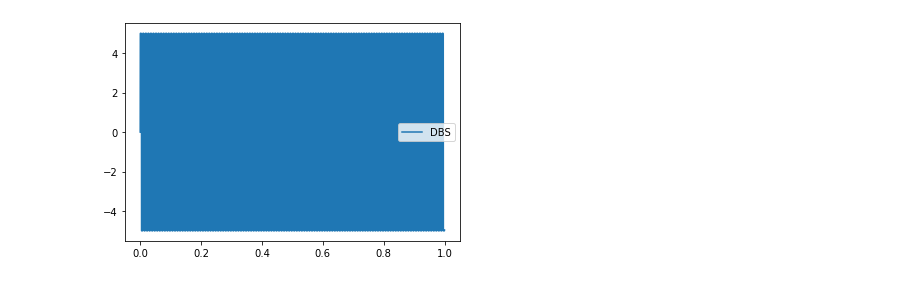
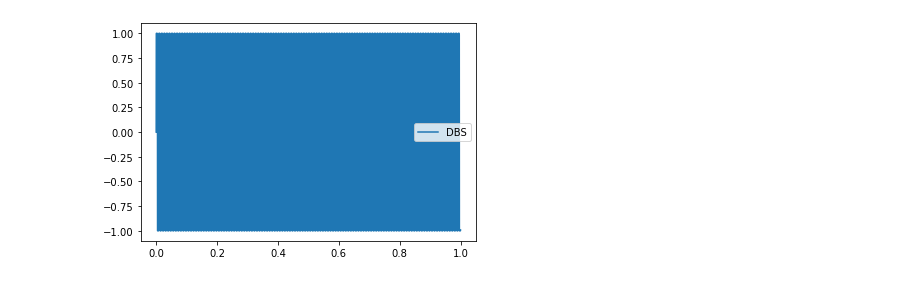
Before and after one commit to clemvst/Parkinson_ComputationalNeuroscience, a Jupyter notebook: Model_withoutBrian.ipynb, the cells around one changed output. Cells and saved outputs as stored; diff of their text form; code cells hidden in the pictures.

```diff
--- a/Model_withoutBrian.ipynb
+++ b/Model_withoutBrian.ipynb
@@ -200,14 +200,14 @@ def DBS(n, t):
     return A*(4/np.pi)*((1/n)*np.sin(2*np.pi*n*f*t))
 # %%
 # DBS parameters
-A = 5
+A = 1
 f = 120
 dbs = sigma_sum_odd(1, 1001, temps, DBS)
 plt.plot(temps, dbs)
 plt.legend(['DBS'])
 plt.show()
 # %% [output]
-[figure, old version]
+[figure, new version]
 # %%
 def equation_DBS(temps, Y):
 
```
Also changed, not shown: parts of 4 cells of this notebook.
